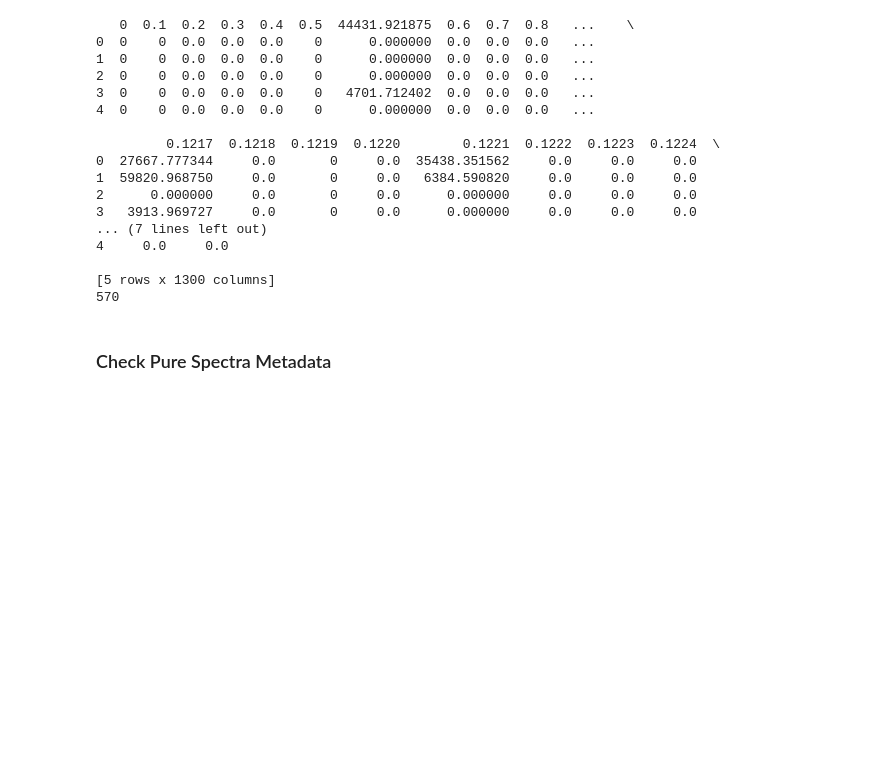
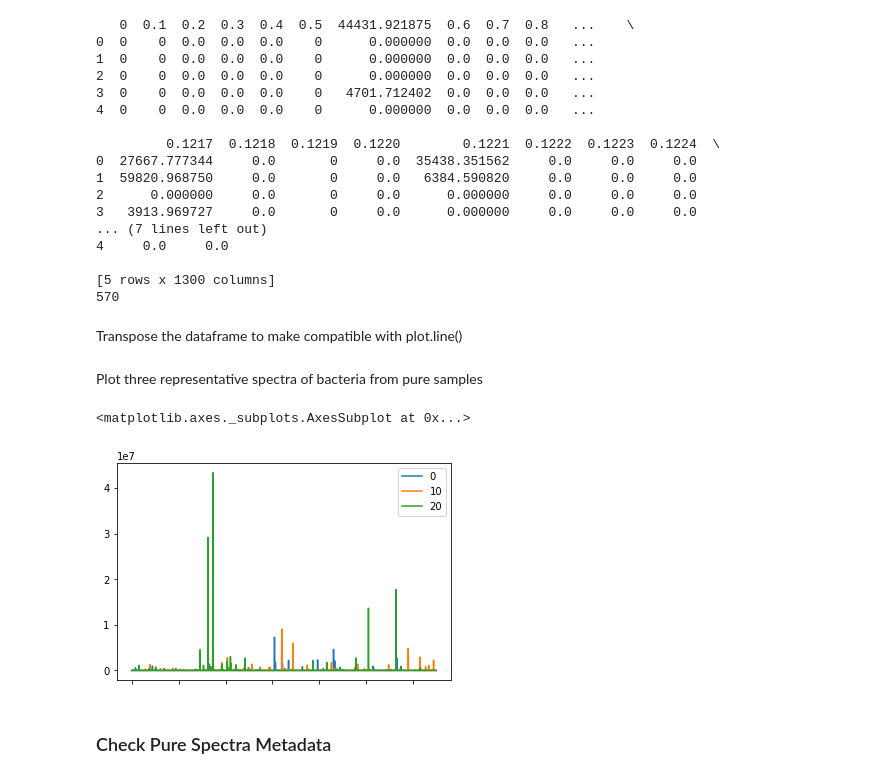
Before and after one commit to dsgray/Springboard, a Jupyter notebook: micromass/Micromass.ipynb, the cells around one changed output. Saved outputs shown, nothing was run; the diff lists cells and outputs as text; code cells hidden in the pictures; blank space fills up the shorter version.

Commit message:
Added graphs

```diff
--- a/micromass/Micromass.ipynb
+++ b/micromass/Micromass.ipynb
@@ -40,6 +40,19 @@ print(len(df_pure_spectra_matrix))
 
 [5 rows x 1300 columns]
 570
+# %% [markdown]
+Transpose the dataframe to make compatible with plot.line()
+# %%
+df_pure_spectra_matrix_transposed = df_pure_spectra_matrix.T
+# %% [markdown]
+Plot three representative spectra of bacteria from pure samples
+# %%
+df_pure_spectra_matrix_transposed[0].plot.line(legend=True)
+df_pure_spectra_matrix_transposed[10].plot.line(legend=True)
+df_pure_spectra_matrix_transposed[20].plot.line(legend=True)
+# %% [output]
+<matplotlib.axes._subplots.AxesSubplot at 0x...>
+[figure, added]
 # %% [markdown]
 <h3>Check Pure Spectra Metadata</h3>
 # %%
```
Also changed, not shown: parts of 8 cells of this notebook.
